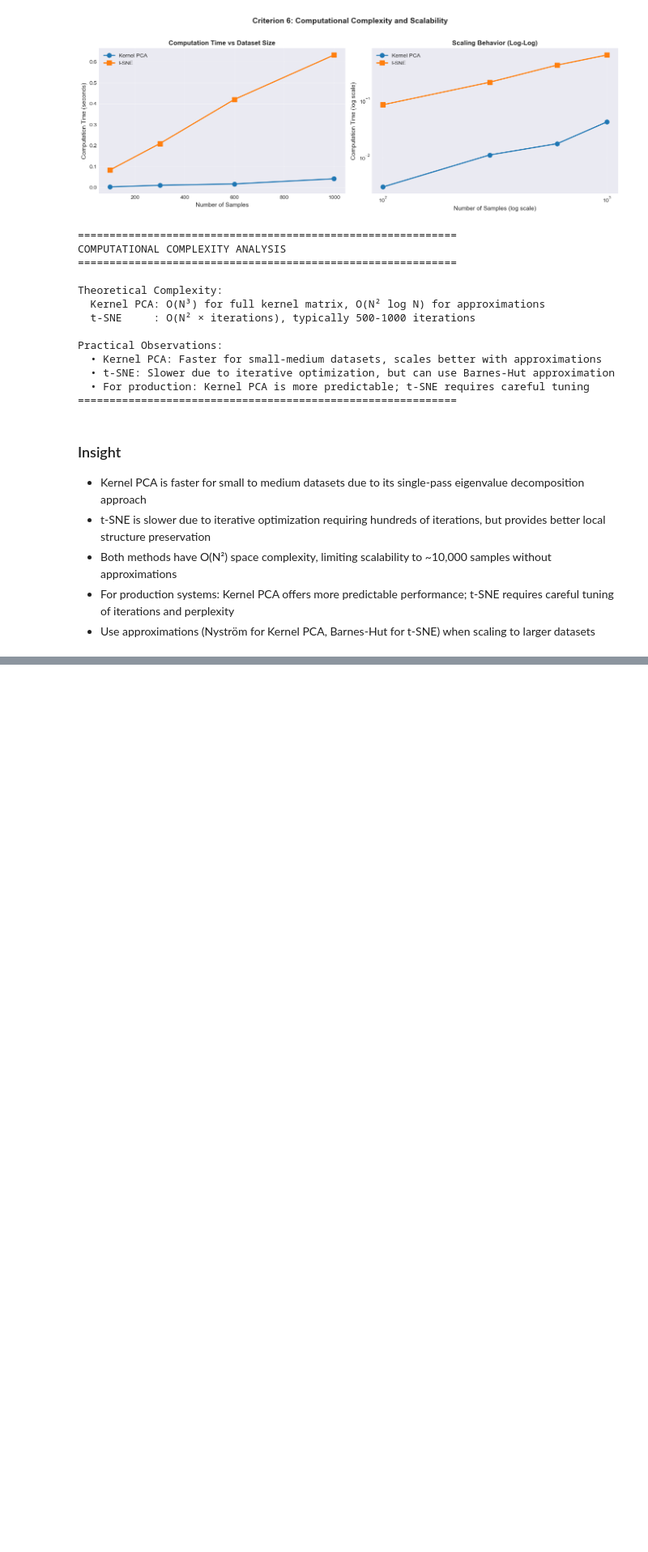
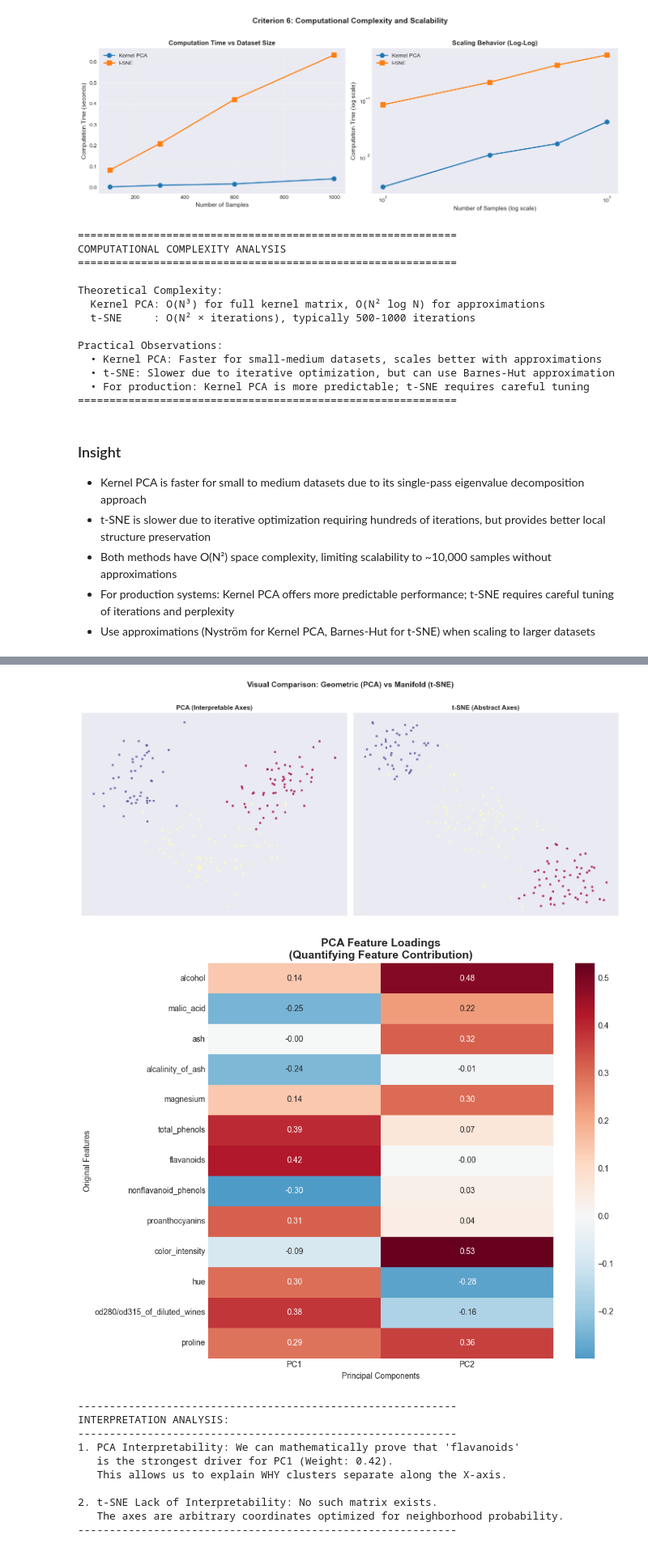
Before and after one commit to NguyenAn0808/kernel-pca-vs-tsne, a Jupyter notebook: notebooks/pca_vs_tsne.ipynb, the cells around one changed output, grey strips where cells are left out. Shown at 81% size. Cells and saved outputs as stored; diff of their text form; code cells hidden in the pictures; blank space fills up the shorter version.

```diff
--- a/notebooks/pca_vs_tsne.ipynb
+++ b/notebooks/pca_vs_tsne.ipynb
@@ -665,0 +680,79 @@ Practical Observations:
+# %%
+# Load data with semantic feature names (Wine dataset is ideal for this)
+wine = load_wine()
+X_interp = wine.data
+y_interp = wine.target
+feat_names = wine.feature_names
+
+# Standardize
+scaler = StandardScaler()
+X_scaled = scaler.fit_transform(X_interp)
+
+# --- MODEL FITTING ---
+
+# 1. PCA (White-box Model)
+pca_model = PCA(n_components=2)
+X_pca = pca_model.fit_transform(X_scaled)
+
+# 2. t-SNE (Black-box Model)
+# Note: t-SNE does not support 'transform' on new data, only fit_transform
+tsne_model = TSNE(n_components=2, random_state=42, perplexity=30)
+X_tsne = tsne_model.fit_transform(X_scaled)
+
+
+# 1. Global Visual Comparison
+embeddings = {
+    'PCA (Interpretable Axes)': X_pca,
+    't-SNE (Abstract Axes)': X_tsne
+}
+
+fig_scatter = plot_embeddings_comparison(
+    embeddings=embeddings,
+    colors=y_interp,
+    title="Visual Comparison: Geometric (PCA) vs Manifold (t-SNE)",
+    figsize=(14, 6)
+)
+plt.show()
+
+
+# Extract PCA Loadings (The mathematical link between Features and Axes)
+pca_loadings = pd.DataFrame(
+    pca_model.components_.T,
+    index=feat_names,
+    columns=['PC1', 'PC2']
+)
+
+# Plotting the Heatmap
+plt.figure(figsize=(10, 8))
+sns.heatmap(pca_loadings, annot=True, cmap='RdBu_r', center=0, fmt='.2f')
+plt.title('PCA Feature Loadings\n(Quantifying Feature Contribution)', fontsize=14, fontweight='bold')
+plt.xlabel('Principal Components')
+plt.ylabel('Original Features')
+plt.tight_layout()
+plt.show()
+
+print("-" * 60)
+print("INTERPRETATION ANALYSIS:")
+print("-" * 60)
+# Dynamic interpretation based on max loading
+max_pc1 = pca_loadings['PC1'].abs().idxmax()
+val_pc1 = pca_loadings.loc[max_pc1, 'PC1']
+print(f"1. PCA Interpretability: We can mathematically prove that '{max_pc1}'")
+print(f"   is the strongest driver for PC1 (Weight: {val_pc1:.2f}).")
+print("   This allows us to explain WHY clusters separate along the X-axis.")
+print("\n2. t-SNE Lack of Interpretability: No such matrix exists.")
+print("   The axes are arbitrary coordinates optimized for neighborhood probability.")
+print("-" * 60)
+# %% [output]
+[figure, added]
+[figure, added]
+------------------------------------------------------------
+INTERPRETATION ANALYSIS:
+------------------------------------------------------------
+1. PCA Interpretability: We can mathematically prove that 'flavanoids'
+   is the strongest driver for PC1 (Weight: 0.42).
+   This allows us to explain WHY clusters separate along the X-axis.
+
+2. t-SNE Lack of Interpretability: No such matrix exists.
+   The axes are arbitrary coordinates optimized for neighborhood probability.
+------------------------------------------------------------
```
Also changed, not shown: parts of 10 cells of this notebook.
